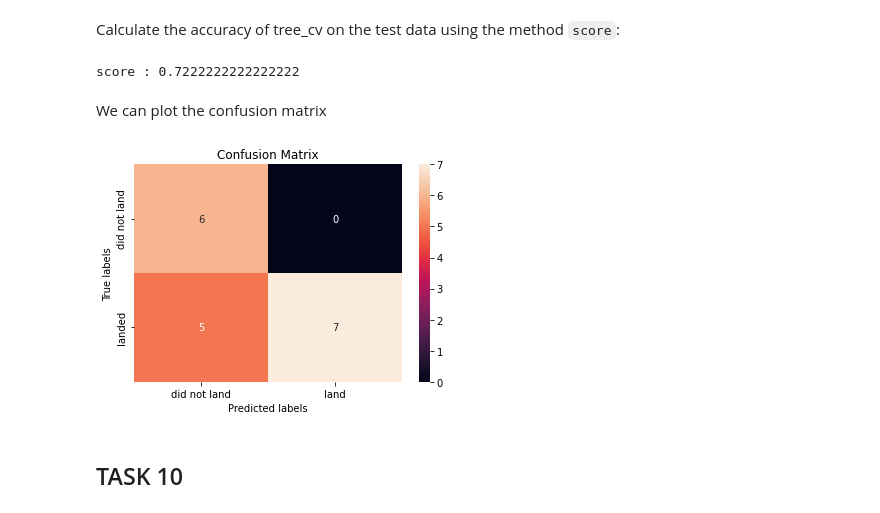
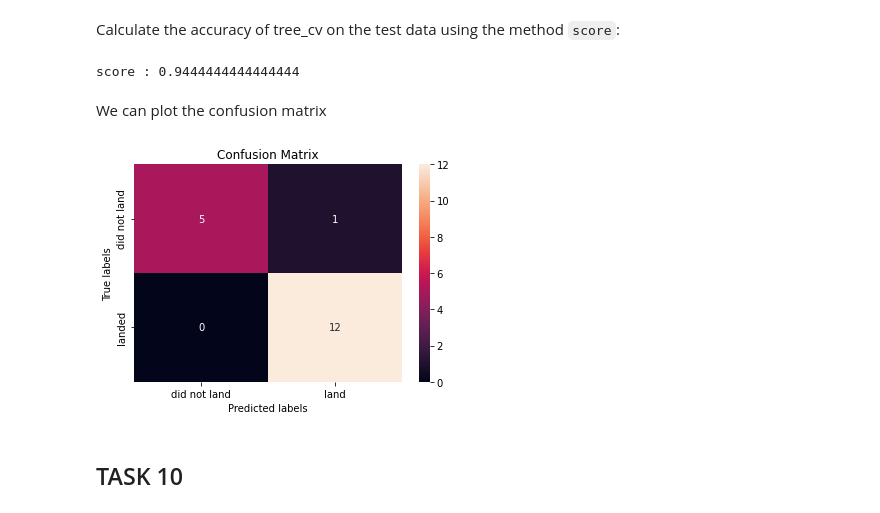
Before and after one commit to tsbolson/datascience-capstone, a Jupyter notebook: Machine Learning Prediction Lab .ipynb, the cells around one changed output. Drawn from its saved outputs; the diff is of its cells as text; code cells hidden in the pictures.

```diff
--- a/Machine Learning Prediction Lab .ipynb
+++ b/Machine Learning Prediction Lab .ipynb
@@ -293,18 +291,17 @@ accuracy : 0.8767857142857143
 ## TASK  9
 # %% [markdown]
 Calculate the accuracy of tree_cv on the test data using the method <code>score</code>:
-# %%
-tree2 = DecisionTreeClassifier(criterion='entropy', max_depth=8, max_features='auto', min_samples_leaf=1, min_samples_split=5, splitter='random').fit(X_train,Y_train)
-print("score :",tree2.score(X_test,Y_test))
-# %% [output]
-score : 0.7222222222222222
+# %%
+print("score :",tree_cv.score(X_test,Y_test))
+# %% [output]
+score : 0.9444444444444444
 # %% [markdown]
 We can plot the confusion matrix
 # %%
-yhat = tree2.predict(X_test)
+yhat = tree_cv.predict(X_test)
 plot_confusion_matrix(Y_test,yhat)
 # %% [output]
-[figure, old version]
+[figure, new version]
 # %% [markdown]
 ## TASK  10
 # %% [markdown]
```
Also changed, not shown: parts of 16 cells of this notebook.
